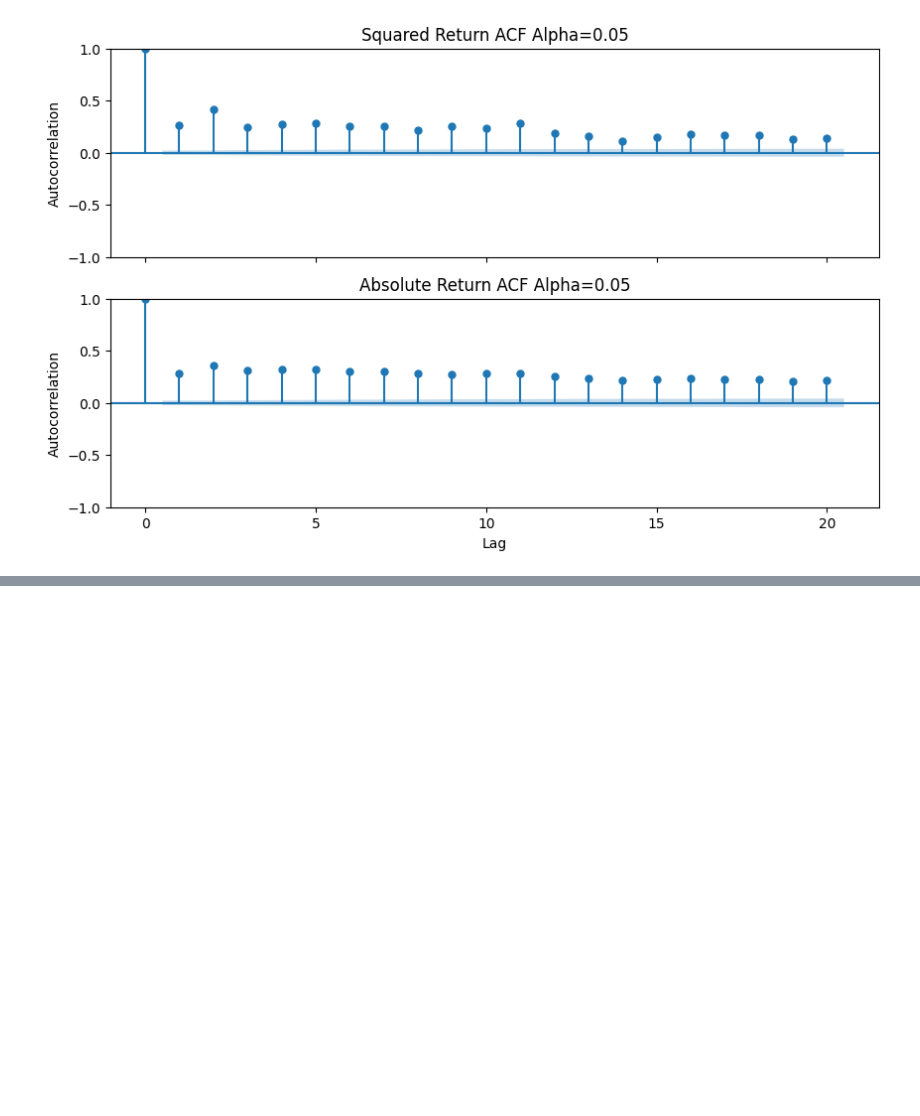
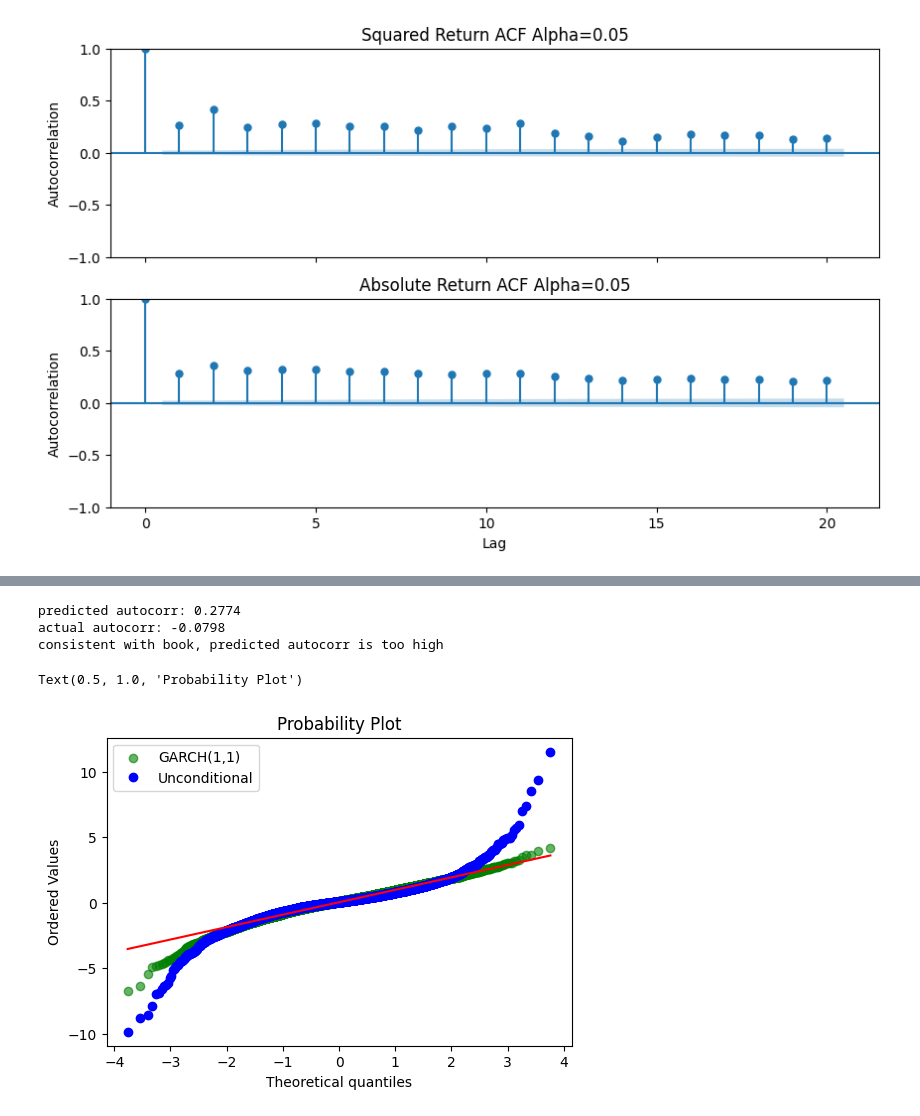
Before and after one commit to yixinethanxie/elements-of-quantitative-investing, a Jupyter notebook: chapter_2.ipynb, the cells around one changed output, grey strips where cells are left out. Drawn from its saved outputs; the diff is of its cells as text; code cells hidden in the pictures; blank space fills up the shorter version.

```diff
--- a/chapter_2.ipynb
+++ b/chapter_2.ipynb
@@ -420,0 +394,27 @@ Name: params, dtype: float64
+# %%
+def calc_garch_predicted_autocorr(a1, b1, n):
+    autocorr = a1 * (1 - a1*b1 - b1**2) / (1-2*a1*b1 - b1**2)
+    if n > 1:
+        autocorr = autocorr * (a1 + b1) ** (n-1)
+    return autocorr
+predicted_autocorr = calc_garch_predicted_autocorr(results.params["alpha[1]"], results.params["beta[1]"], 1)
+actual_autocorr = log_returns[1:] @ log_returns[:-1] / (log_returns @ log_returns)
+print(f"predicted autocorr: {predicted_autocorr:.4f}")
+print(f"actual autocorr: {actual_autocorr:.4f}")
+print(f"consistent with book, predicted autocorr is too high")
+# %% [output]
+predicted autocorr: 0.2774
+actual autocorr: -0.0798
+consistent with book, predicted autocorr is too high
+# %%
+import scipy.stats as stats
+
+fig, ax = plt.subplots(1, figsize=(6, 4))
+osm, osr = stats.probplot(results.std_resid, dist="norm")[0]
+ax.scatter(osm, osr, color='green', alpha=0.6)
+stats.probplot(log_returns/np.std(log_returns), dist="norm", plot=ax)
+ax.legend(["GARCH(1,1)", "Unconditional"])
+ax.set_title("Probability Plot")
+# %% [output]
+Text(0.5, 1.0, 'Probability Plot')
+[figure, added]
```
Also changed, not shown: parts of 14 cells of this notebook.
